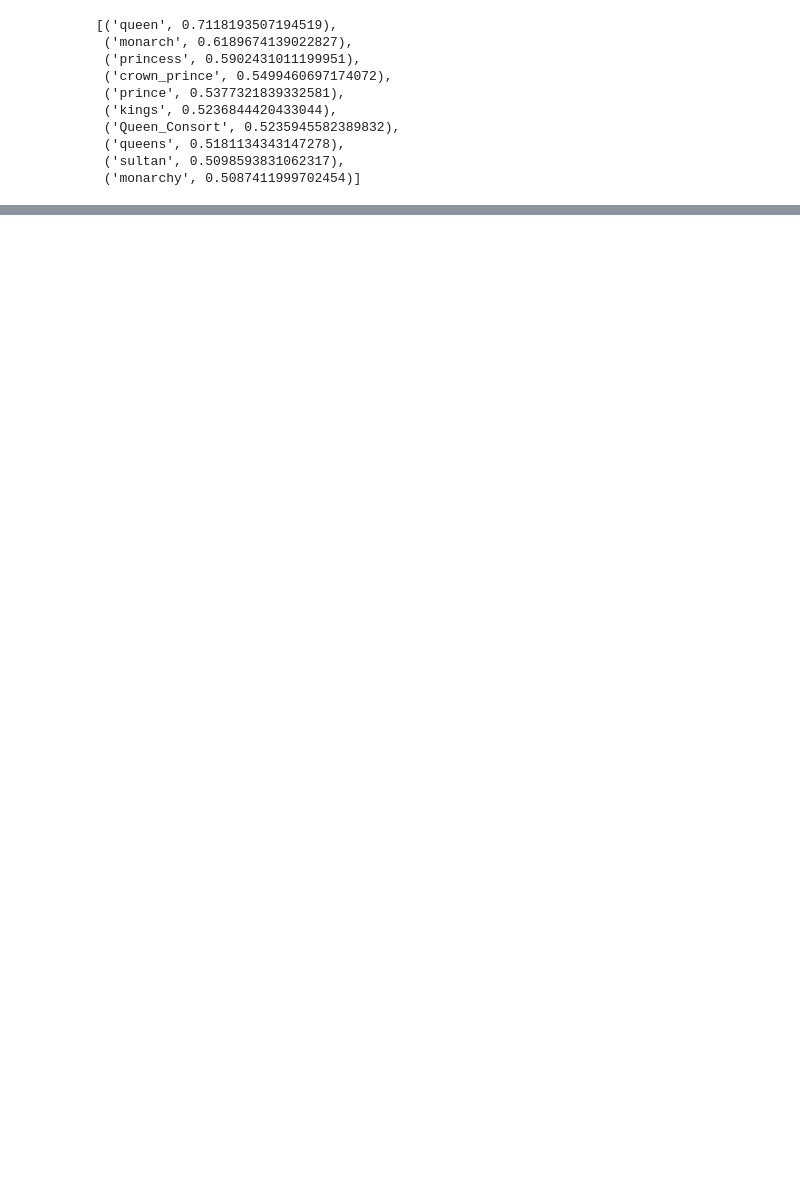
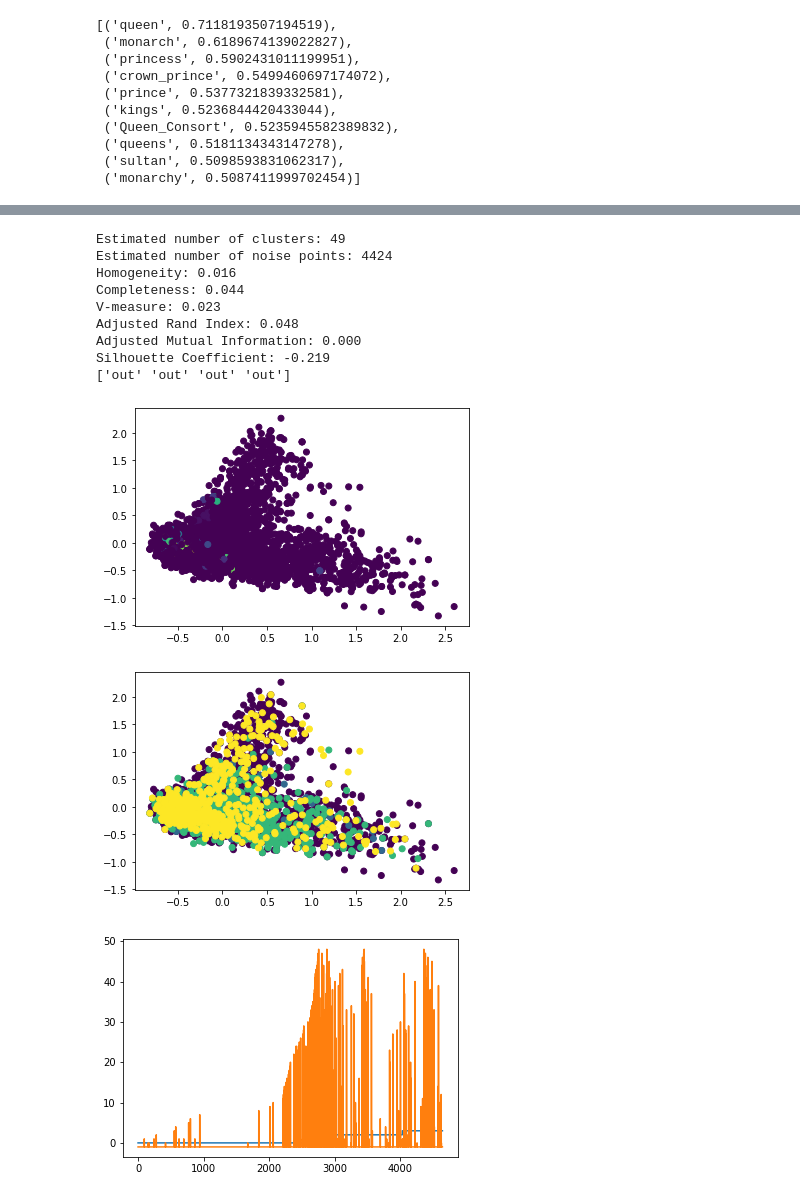
Before and after one commit to jsobolew/MED22ZDBSCAN, a Jupyter notebook: word2vec.ipynb, the cells around one changed output, grey strips where cells are left out. Drawn from its saved outputs; the diff is of its cells as text; code cells hidden in the pictures; blank space fills up the shorter version.

```diff
--- a/word2vec.ipynb
+++ b/word2vec.ipynb
@@ -75,0 +202,34 @@ Silhouette Coefficient: 0.282
+# %%
+eps = 0.1
+minPts = 4
+
+clustering = DBSCAN(eps=eps, min_samples=minPts, metric='cosine').fit(vectors)
+labels = clustering.labels_
+
+evaluate(labels, label, vectors)
+print(words[labels==4])
+
+pca = PCA()
+Xt = pca.fit_transform(vectors)
+plot = plt.scatter(Xt[:,0], Xt[:,1], c=labels)
+plt.show()
+
+plot = plt.scatter(Xt[:,0], Xt[:,1], c=label)
+plt.show()
+
+plt.plot(label)
+plt.plot(labels)
+plt.show()
+# %% [output]
+Estimated number of clusters: 49
+Estimated number of noise points: 4424
+Homogeneity: 0.016
+Completeness: 0.044
+V-measure: 0.023
+Adjusted Rand Index: 0.048
+Adjusted Mutual Information: 0.000
+Silhouette Coefficient: -0.219
+['out' 'out' 'out' 'out']
+[figure, added]
+[figure, added]
+[figure, added]
```
Also changed, not shown: parts of 13 cells of this notebook, 5 other files.
